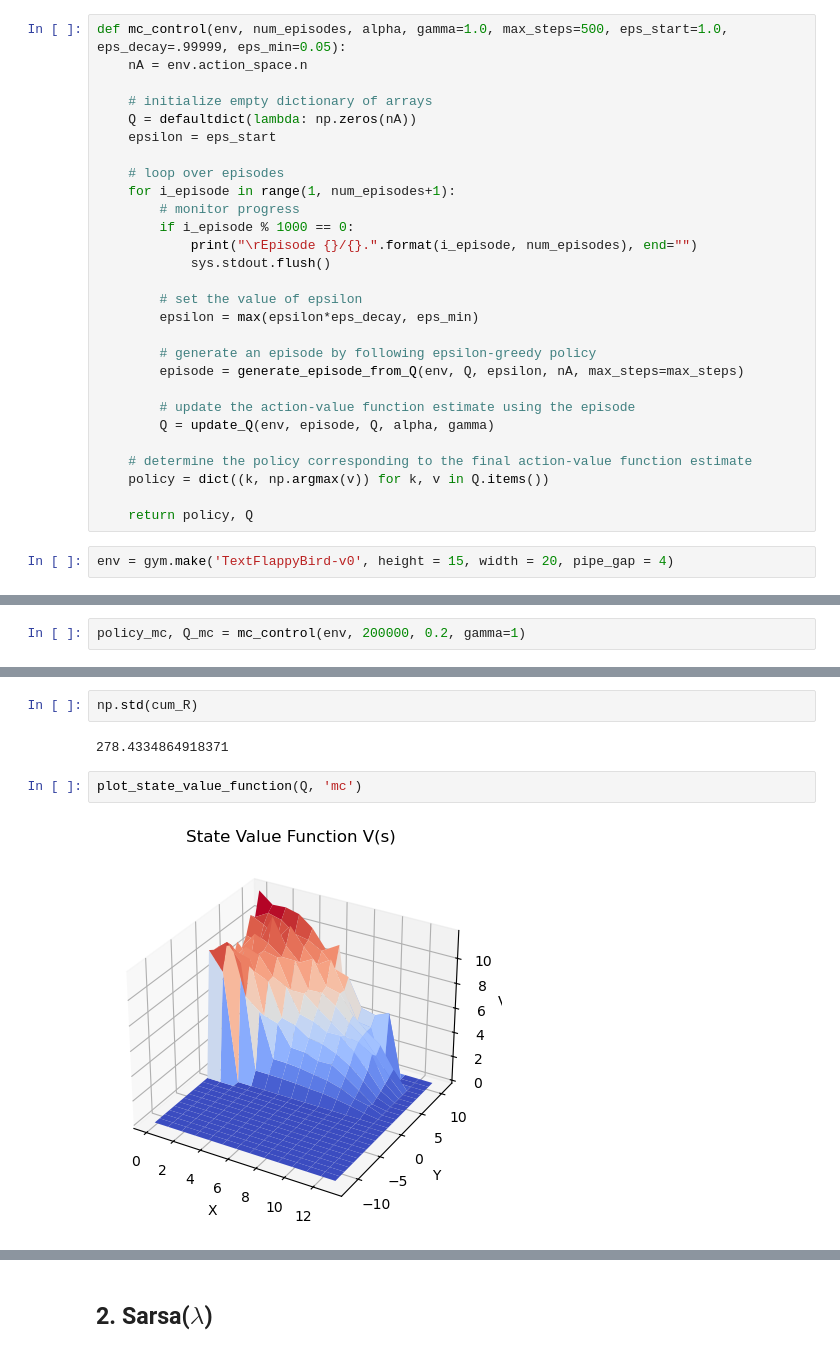
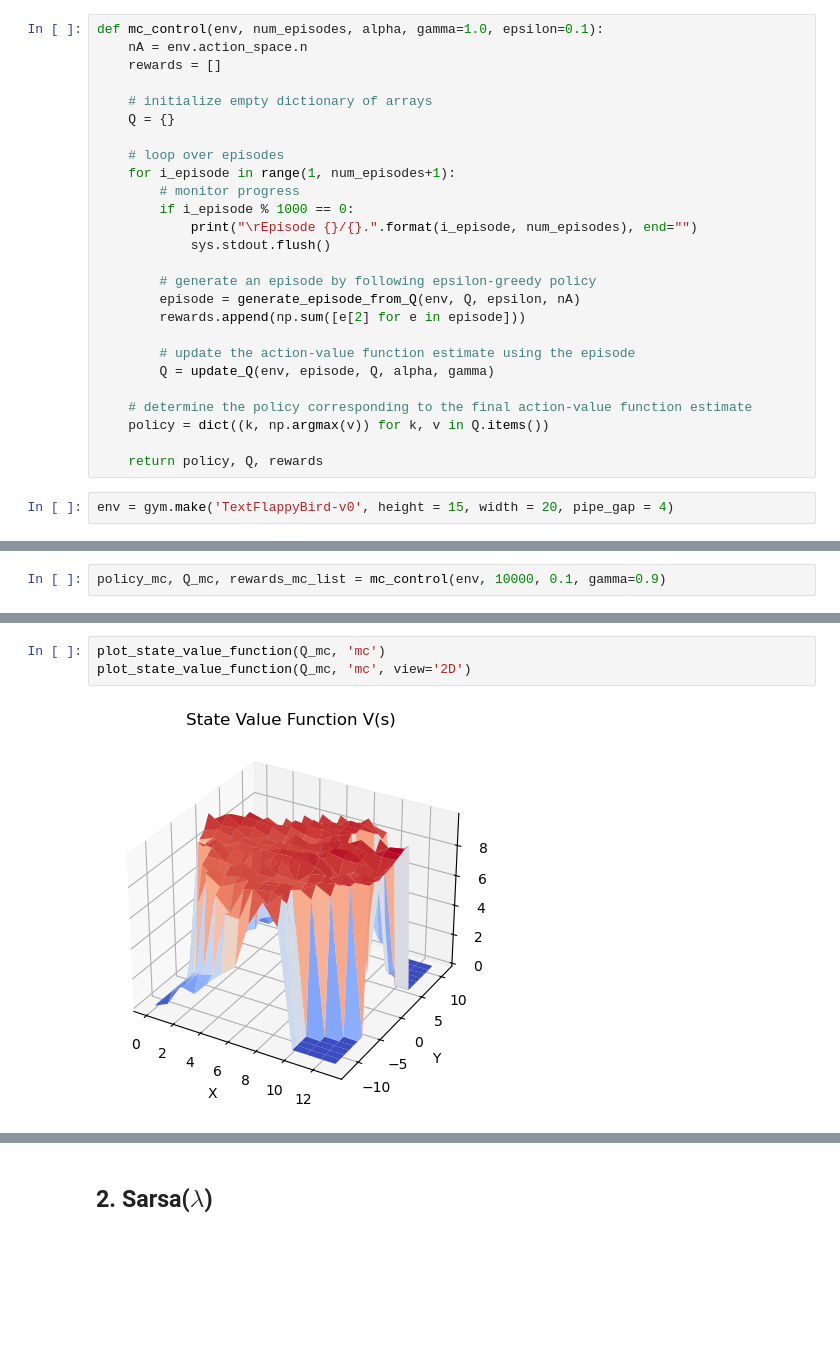
Before and after one commit to VictorGirou/FlappyBird_RL_Assignment-, a Jupyter notebook: main.ipynb, the cells around one changed output, grey strips where cells are left out. Saved outputs shown, nothing was run; the diff lists cells and outputs as text; blank space fills up the shorter version.

```diff
--- a/main.ipynb
+++ b/main.ipynb
@@ -41,10 +143,10 @@ from utils import *
 # %%
-def mc_control(env, num_episodes, alpha, gamma=1.0, max_steps=500, eps_start=1.0, eps_decay=.99999, eps_min=0.05):
+def mc_control(env, num_episodes, alpha, gamma=1.0, epsilon=0.1):
     nA = env.action_space.n
+    rewards = []
 
     # initialize empty dictionary of arrays
-    Q = defaultdict(lambda: np.zeros(nA))
-    epsilon = eps_start
+    Q = {}
 
     # loop over episodes
     for i_episode in range(1, num_episodes+1):
@@ -53,11 +155,9 @@ def mc_control(env, num_episodes, alpha, gamma=1.0, max_steps=500, eps_start=1.0
             print("\rEpisode {}/{}.".format(i_episode, num_episodes), end="")
             sys.stdout.flush()
 
-        # set the value of epsilon
-        epsilon = max(epsilon*eps_decay, eps_min)
-
         # generate an episode by following epsilon-greedy policy
-        episode = generate_episode_from_Q(env, Q, epsilon, nA, max_steps=max_steps)
+        episode = generate_episode_from_Q(env, Q, epsilon, nA)
+        rewards.append(np.sum([e[2] for e in episode]))
 
         # update the action-value function estimate using the episode
         Q = update_Q(env, episode, Q, alpha, gamma)
@@ -65,6 +165,6 @@ def mc_control(env, num_episodes, alpha, gamma=1.0, max_steps=500, eps_start=1.0
     # determine the policy corresponding to the final action-value function estimate
     policy = dict((k, np.argmax(v)) for k, v in Q.items())
 
-    return policy, Q
+    return policy, Q, rewards
 # %%
 env = gym.make('TextFlappyBird-v0', height = 15, width = 20, pipe_gap = 4)
@@ -71,3 +202,3 @@ env = gym.make('TextFlappyBird-v0', height = 15, width = 20, pipe_gap = 4)
 # %%
-policy_mc, Q_mc = mc_control(env, 200000, 0.2, gamma=1)
+policy_mc, Q_mc, rewards_mc_list = mc_control(env, 10000, 0.1, gamma=0.9)
 # %% [output]
@@ -123,8 +243,5 @@ np.mean(cum_R)
-# %%
-np.std(cum_R)
-# %% [output]
-278.4334864918371
-# %%
-plot_state_value_function(Q, 'mc')
-# %% [output]
-[figure, removed]
+# %%
+plot_state_value_function(Q_mc, 'mc')
+plot_state_value_function(Q_mc, 'mc', view='2D')
+# %% [output]
+[figure, added]
```
Also changed, not shown: parts of 48 cells of this notebook.
